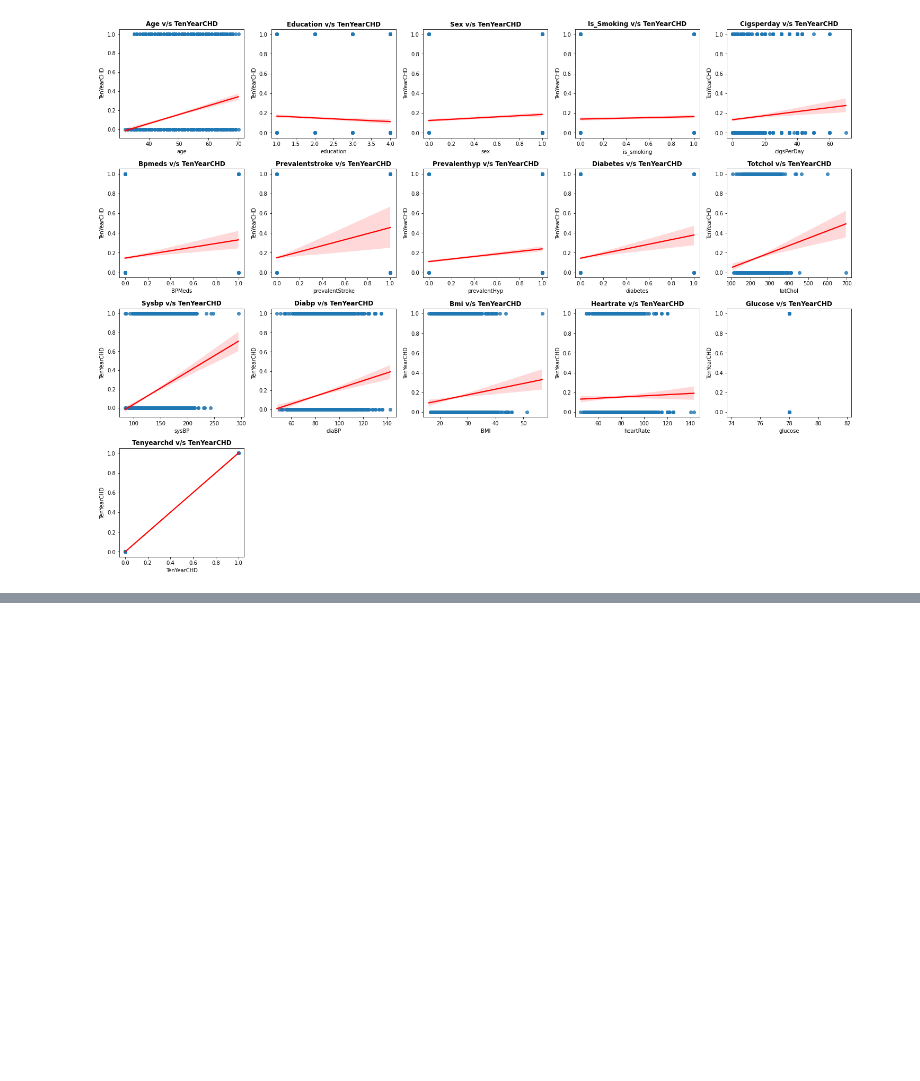
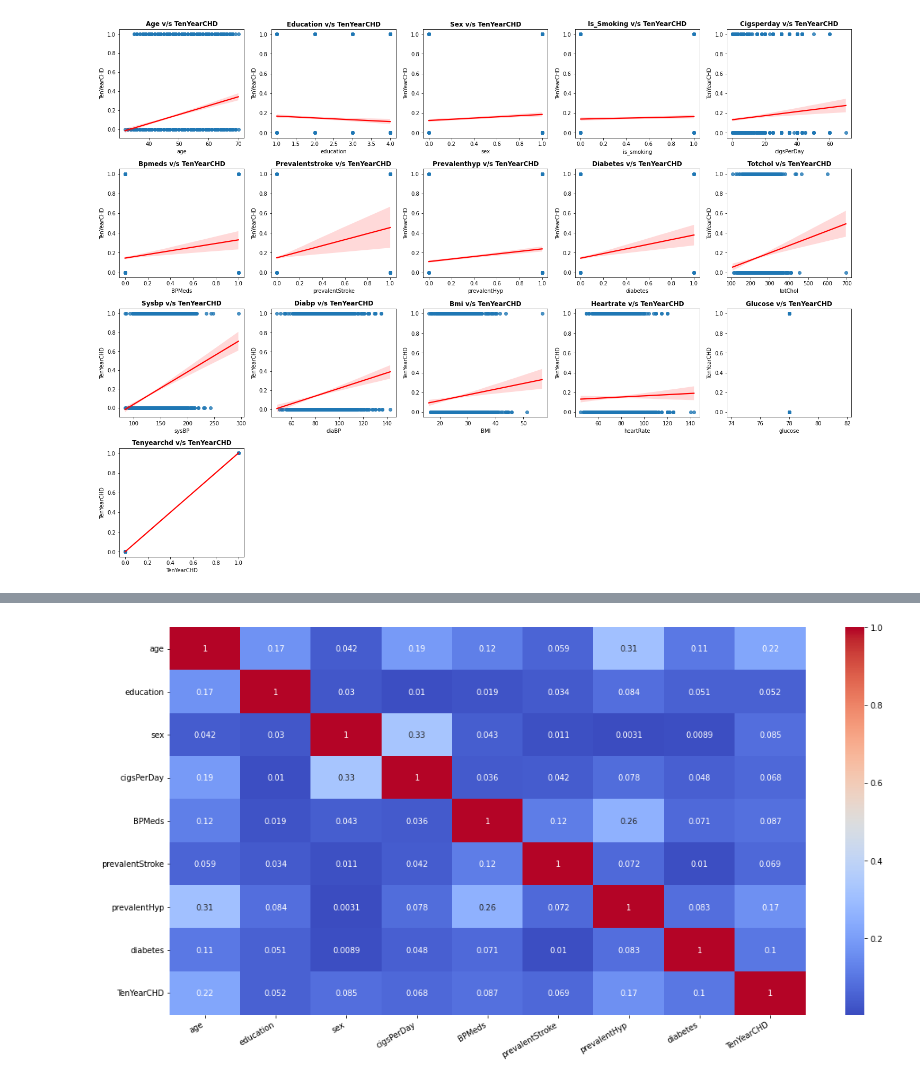
Before and after one commit to sksamima5/Cardiovascular-Risk-Prediction, a Jupyter notebook: Cardiovascular_Risk_Prediction_.ipynb, the cells around one changed output, grey strips where cells are left out. Saved outputs shown, nothing was run; the diff lists cells and outputs as text; code cells hidden in the pictures; blank space fills up the shorter version.

```diff
--- a/Cardiovascular_Risk_Prediction_.ipynb
+++ b/Cardiovascular_Risk_Prediction_.ipynb
@@ -470,0 +512,4 @@ for n,column in enumerate(df.columns):
+# %%
+#Removing the variables who are highly correlated to each other
+independent_variables = [i for i in df.columns if i not in[ 'glucose', 'sysBP', 'diaBP', 'BMI', 'heartRate','totChol','TenYearCHD', 'is_smoking']]
+calc_vif(df[independent_variables])
@@ -470,0 +526,11 @@ for n,column in enumerate(df.columns):
+# %%
+#Updated Dataset
+dataset = df[independent_variables + ['TenYearCHD']]
+
+#Checking correlation
+plt.figure(figsize=(18,9))
+plot=sns.heatmap(abs(dataset.corr()), annot=True, cmap='coolwarm')
+plot.set_xticklabels(plot.get_xticklabels(), rotation=30, horizontalalignment='right')
+plt.show()
+# %% [output]
+[figure, added]
```
Also changed, not shown: parts of 9 cells of this notebook.
